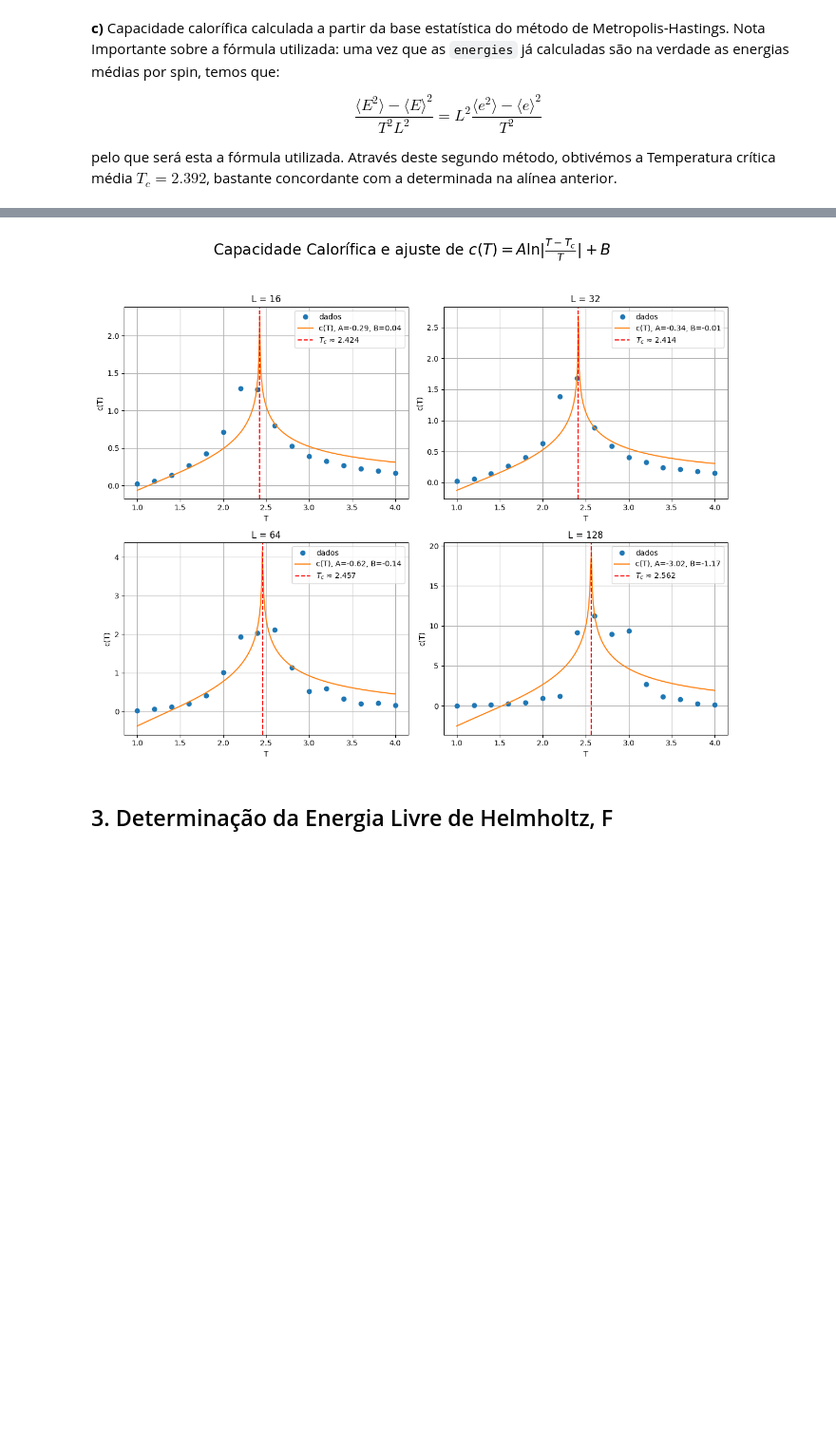
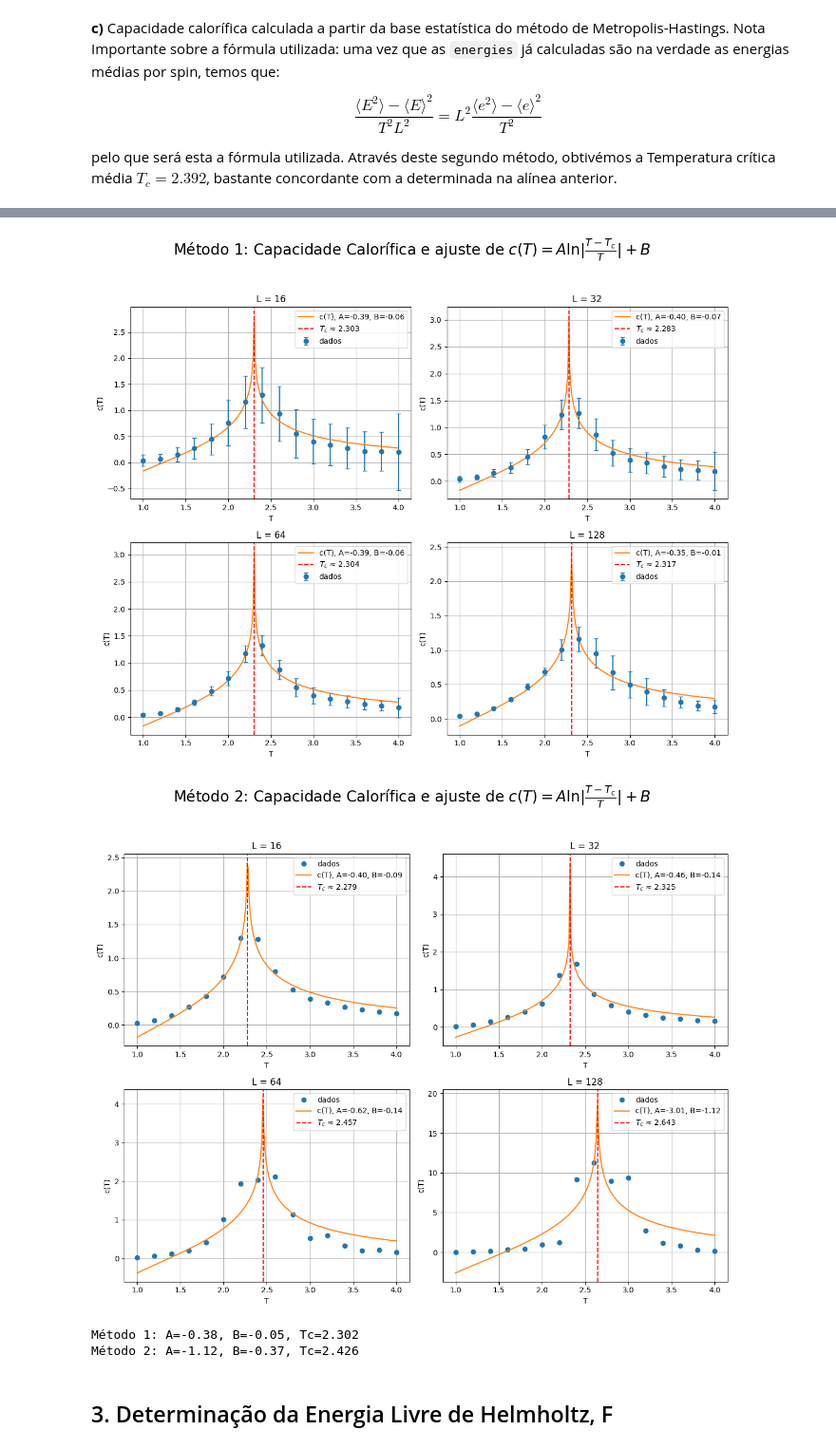
Before and after one commit to RafaelFernandesIST/FC_Grupo22, a Jupyter notebook: Projeto_1/projeto_1.ipynb, the cells around one changed output, grey strips where cells are left out. Shown at 95% size. Drawn from its saved outputs; the diff is of its cells as text; code cells hidden in the pictures; blank space fills up the shorter version.

```diff
--- a/Projeto_1/projeto_1.ipynb
+++ b/Projeto_1/projeto_1.ipynb
@@ -292,7 +292,7 @@ plt.show()
 
 Obtivémos também o valor de T que maximizava c, a Tc. Para todos os valores de L (se considerados pontos suficientes - $10^6$ como número de medições é suficiente) temos que o valor é 2.4. Isto significa que é bastante provável que a temperatura crítica esteja entre 2.3 e 2.5. Para uma análise mais detalhada, será obtido um ajuste da curva que modela esta quantidade (alínea 2d)
 # %%
-heat_capacities = {L: {'c': [], 'c_err': []} for L in L_array}
+c_values_method_1 = {L: {'c': [], 'c_err': []} for L in L_array}
 
 def discrete_derivative_for_data(T, Y, Y_err):
     if len(T) != len(Y):
@@ -308,11 +308,11 @@ def discrete_derivative_for_data(T, Y, Y_err):
 
 for L in L_array:
     c_values, c_error = discrete_derivative_for_data(T_values, results[L]['e_mean'], results[L]['e_std'])
-    heat_capacities[L]['c'] = c_values
-    heat_capacities[L]['c_err'] = c_error
-    idx_max = np.argmax(heat_capacities[L]['c'])
+    c_values_method_1[L]['c'] = c_values
+    c_values_method_1[L]['c_err'] = c_error
+    idx_max = np.argmax(c_values_method_1[L]['c'])
     Tc = T_values[idx_max]
-    c, Error = heat_capacities[L]['c'][idx_max], heat_capacities[L]['c_err'][idx_max]
+    c, Error = c_values_method_1[L]['c'][idx_max], c_values_method_1[L]['c_err'][idx_max]
     print(f"L = {L}: Tc = {Tc:.1f} e c = {c:.6f} +/- {Error:.6f}")
 
 
@@ -321,11 +321,11 @@ for L in L_array:
 plt.figure(figsize=(10, 6))
 
 for L in L_array:
-    plt.errorbar(T_values, heat_capacities[L]['c'], yerr=heat_capacities[L]['c_err'], fmt='o', capsize=3, label=f'L={L}')
+    plt.errorbar(T_values, c_values_method_1[L]['c'], yerr=c_values_method_1[L]['c_err'], fmt='o', capsize=3, label=f'L={L}')
 
 plt.xlabel('Temperatura T')
 plt.ylabel('Capacidade Calorífica c')
-plt.title('Capacidade Calorífica vs Temperatura')
+plt.title('Capacidade Calorífica vs Temperatura (Método 1)')
 plt.grid(True)
 plt.legend()
 plt.tight_layout()
@@ -366,34 +383,81 @@ L = 128: Tc = 2.6
 # %%
 def c_model(T, A, B, Tc):
     return A * np.log(np.abs((T - Tc) / T)) + B
 
+#para posterior análise, criamos o seguinte dicionário para guardar os parâmetros dos ajustes
+fit_parameters = {'m1':{'A':[], 'B':[], 'Tc':[]}, 'm2':{'A':[], 'B':[], 'Tc':[]}}
+
+
+'''Método 1: derivada (central) de e'''
+
 fig, axes = plt.subplots(2, 2, figsize=(12, 10))
-fig.suptitle('Capacidade Calorífica e ajuste de $c(T) = A \\ln|\\frac{T - T_c}{T}| + B$', fontsize=20)
+fig.suptitle('Método 1: Capacidade Calorífica e ajuste de $c(T) = A \\ln|\\frac{T - T_c}{T}| + B$', fontsize=20)
 
 L_list = [16, 32, 64, 128]
 for j, L in enumerate(L_list):
     T = np.array(T_values)
-    c = np.array(c_vals[L])
+    c = np.array(c_values_method_1[L]['c'])
+
+    parameters, _ = curve_fit(c_model, T, c, p0=[-1.0, 0.0, 2.35])
+    A, B, Tc = parameters
+    fit_parameters['m1']['A'].append(A)
+    fit_parameters['m1']['B'].append(B)
+    fit_parameters['m1']['Tc'].append(Tc)
+
+    ax = axes[j // 2, j % 2]
+    T_fine = np.linspace(min(T), max(T), 300)
+    ax.errorbar(T, c, yerr=np.array(c_values_method_1[L]['c_err']), fmt='o', capsize=3, label='dados')
+    ax.plot(T_fine, c_model(T_fine, *parameters), '-', label=f'c(T), A={A:.2f}, B={B:.2f}')
+    ax.axvline(Tc, color='r', linestyle='--', label=f'$T_c$ ≈ {Tc:.3f}')
+    ax.set_title(f'L = {L}')
+    ax.set_xlabel('T')
+    ax.set_ylabel('c(T)')
+    ax.grid(True)
+    ax.legend()
+
+plt.tight_layout(rect=[0, 0, 1, 0.95])
+plt.show()
 
 
-    parameters, _ = curve_fit(c_model, T, c, p0=[-1.0, 0.0, 2.4])
+'''Método 2: Tirando proveito da base estatística do método de Metropolis-Hastings'''
+
+fig, axes = plt.subplots(2, 2, figsize=(12, 10))
+fig.suptitle('Método 2: Capacidade Calorífica e ajuste de $c(T) = A \\ln|\\frac{T - T_c}{T}| + B$', fontsize=20)
+
+L_list = [16, 32, 64, 128]
+for j, L in enumerate(L_list):
+    T = np.array(T_values)
+    c = np.array(c_values_method_2[L])
+
+    #variámos o guess face à sensibilidade do método pedido às condições iniciais
+    Tc_guess = 2.5 if L == 128 else 2.4 if L == 64 else 2.35
+    parameters, _ = curve_fit(c_model, T, c, p0=[-1.0, 0.0, Tc_guess])
     A, B, Tc = parameters
+    fit_parameters['m2']['A'].append(A)
+    fit_parameters['m2']['B'].append(B)
+    fit_parameters['m2']['Tc'].append(Tc)
 
     ax = axes[j // 2, j % 2]
     T_fine = np.linspace(min(T), max(T), 300)
     ax.plot(T, c, 'o', label='dados')
     ax.plot(T_fine, c_model(T_fine, *parameters), '-', label=f'c(T), A={A:.2f}, B={B:.2f}')
     ax.axvline(Tc, color='r', linestyle='--', label=f'$T_c$ ≈ {Tc:.3f}')
     ax.set_title(f'L = {L}')
     ax.set_xlabel('T')
     ax.set_ylabel('c(T)')
     ax.grid(True)
     ax.legend()
 
 plt.tight_layout(rect=[0, 0, 1, 0.95])
 plt.show()
+
+print(f"Método 1: A={np.mean(fit_parameters['m1']['A']):.2f}, B={np.mean(fit_parameters['m1']['B']):.2f}, Tc={np.mean(fit_parameters['m1']['Tc']):.3f}")
+print(f"Método 2: A={np.mean(fit_parameters['m2']['A']):.2f}, B={np.mean(fit_parameters['m2']['B']):.2f}, Tc={np.mean(fit_parameters['m2']['Tc']):.3f}")
 # %% [output]
-[figure, old version]
+[figure, new version]
+[figure, added]
+Método 1: A=-0.38, B=-0.05, Tc=2.302
+Método 2: A=-1.12, B=-0.37, Tc=2.426
 # %% [markdown]
 ## 3. Determinação da Energia Livre de Helmholtz, F
 # %% [markdown]
```
Also changed, not shown: parts of 2 cells of this notebook.
